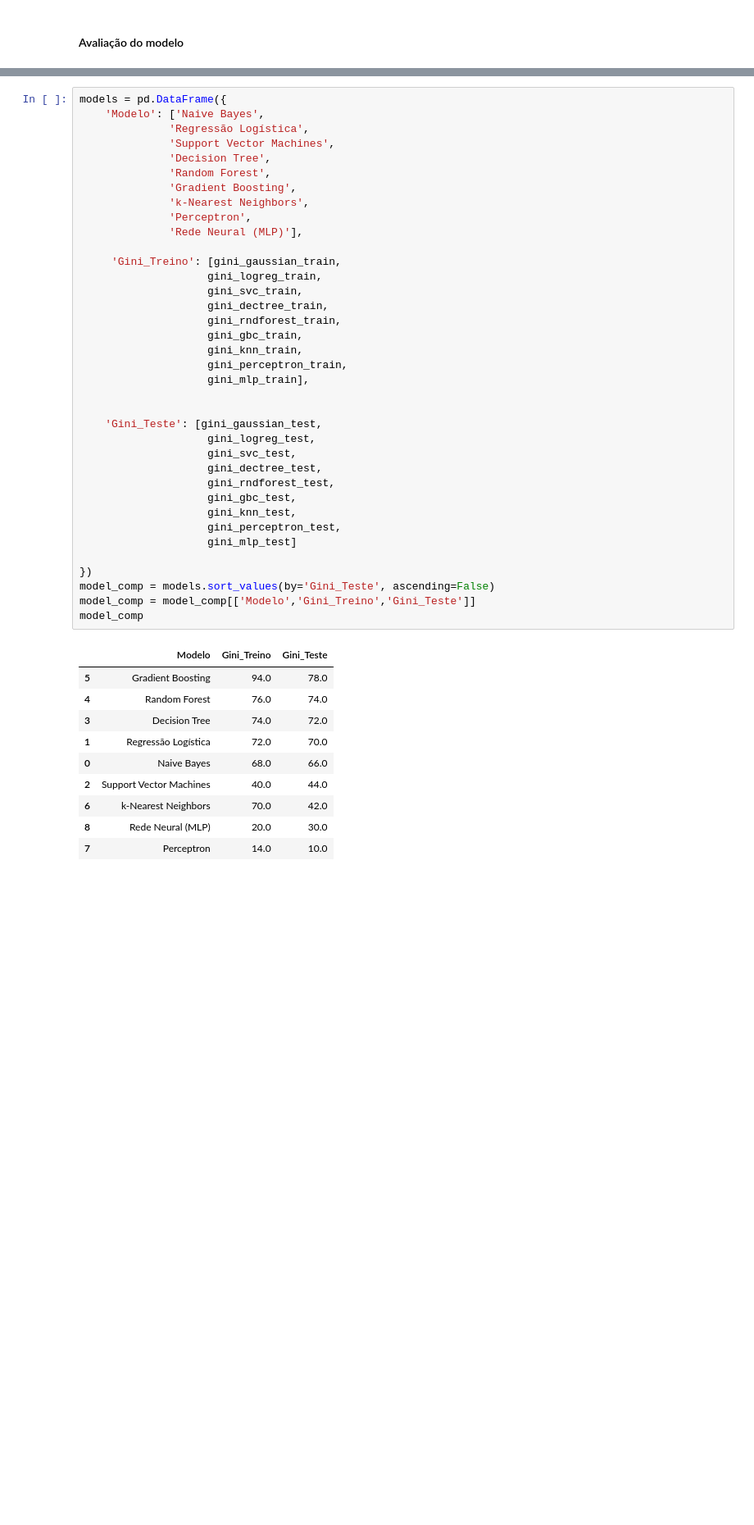
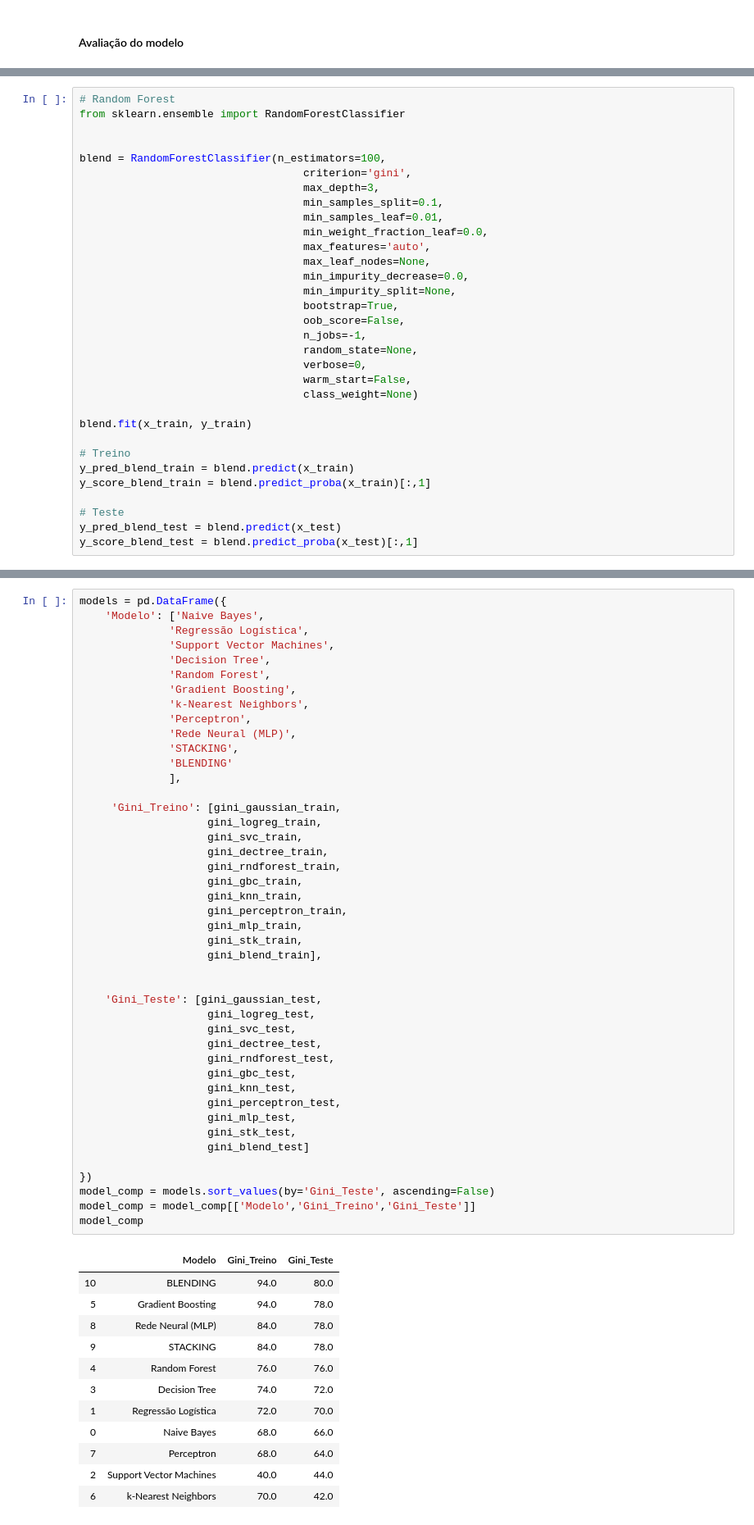
Before and after one commit to brunojardim/Treinamento-BigData-TuringLab, a Jupyter notebook: Dia02/Dia_02_Machine_Learning_Parte_04_Modelos_Supervisionados.ipynb, the cells around one changed output, grey strips where cells are left out. Shown at 82% size. Saved outputs shown, nothing was run; the diff lists cells and outputs as text; blank space fills up the shorter version.

```diff
--- a/Dia02/Dia_02_Machine_Learning_Parte_04_Modelos_Supervisionados.ipynb
+++ b/Dia02/Dia_02_Machine_Learning_Parte_04_Modelos_Supervisionados.ipynb
@@ -979,0 +1166,32 @@ Acurácia, Gini e Área Curva ROC (Base de Teste):  38.06 30.0 65.0
+# %%
+# Random Forest
+from sklearn.ensemble import RandomForestClassifier
+
+
+blend = RandomForestClassifier(n_estimators=100,
+                                   criterion='gini',
+                                   max_depth=3,
+                                   min_samples_split=0.1,
+                                   min_samples_leaf=0.01,
+                                   min_weight_fraction_leaf=0.0,
+                                   max_features='auto',
+                                   max_leaf_nodes=None,
+                                   min_impurity_decrease=0.0,
+                                   min_impurity_split=None,
+                                   bootstrap=True,
+                                   oob_score=False,
+                                   n_jobs=-1,
+                                   random_state=None,
+                                   verbose=0,
+                                   warm_start=False,
+                                   class_weight=None)
+
+blend.fit(x_train, y_train)
+
+# Treino
+y_pred_blend_train = blend.predict(x_train)
+y_score_blend_train = blend.predict_proba(x_train)[:,1]
+
+# Teste
+y_pred_blend_test = blend.predict(x_test)
+y_score_blend_test = blend.predict_proba(x_test)[:,1]
@@ -986,42 +1257,51 @@ models = pd.DataFrame({
               'Random Forest',
               'Gradient Boosting',
               'k-Nearest Neighbors',
               'Perceptron',
-              'Rede Neural (MLP)'],
+              'Rede Neural (MLP)',
+              'STACKING',
+              'BLENDING'
+              ],
 
      'Gini_Treino': [gini_gaussian_train,
                     gini_logreg_train,
                     gini_svc_train,
                     gini_dectree_train,
                     gini_rndforest_train,
                     gini_gbc_train,
                     gini_knn_train,
                     gini_perceptron_train,
-                    gini_mlp_train],
+                    gini_mlp_train,
+                    gini_stk_train,
+                    gini_blend_train],
 
 
     'Gini_Teste': [gini_gaussian_test,
                     gini_logreg_test,
                     gini_svc_test,
                     gini_dectree_test,
                     gini_rndforest_test,
                     gini_gbc_test,
                     gini_knn_test,
                     gini_perceptron_test,
-                    gini_mlp_test]
+                    gini_mlp_test,
+                    gini_stk_test,
+                    gini_blend_test]
 
 })
 model_comp = models.sort_values(by='Gini_Teste', ascending=False)
 model_comp = model_comp[['Modelo','Gini_Treino','Gini_Teste']]
 model_comp
 # %% [output]
 |  | Modelo | Gini_Treino | Gini_Teste |
+| 10 | BLENDING | 94.0 | 80.0 |
 | 5 | Gradient Boosting | 94.0 | 78.0 |
-| 4 | Random Forest | 76.0 | 74.0 |
+| 8 | Rede Neural (MLP) | 84.0 | 78.0 |
+| 9 | STACKING | 84.0 | 78.0 |
+| 4 | Random Forest | 76.0 | 76.0 |
 | 3 | Decision Tree | 74.0 | 72.0 |
 | 1 | Regressão Logística | 72.0 | 70.0 |
 | 0 | Naive Bayes | 68.0 | 66.0 |
+| 7 | Perceptron | 68.0 | 64.0 |
 | 2 | Support Vector Machines | 40.0 | 44.0 |
 | 6 | k-Nearest Neighbors | 70.0 | 42.0 |
-| 8 | Rede Neural (MLP) | 20.0 | 30.0 |
-| 7 | Perceptron | 14.0 | 10.0 |
```
Also changed, not shown: parts of 25 cells of this notebook.
